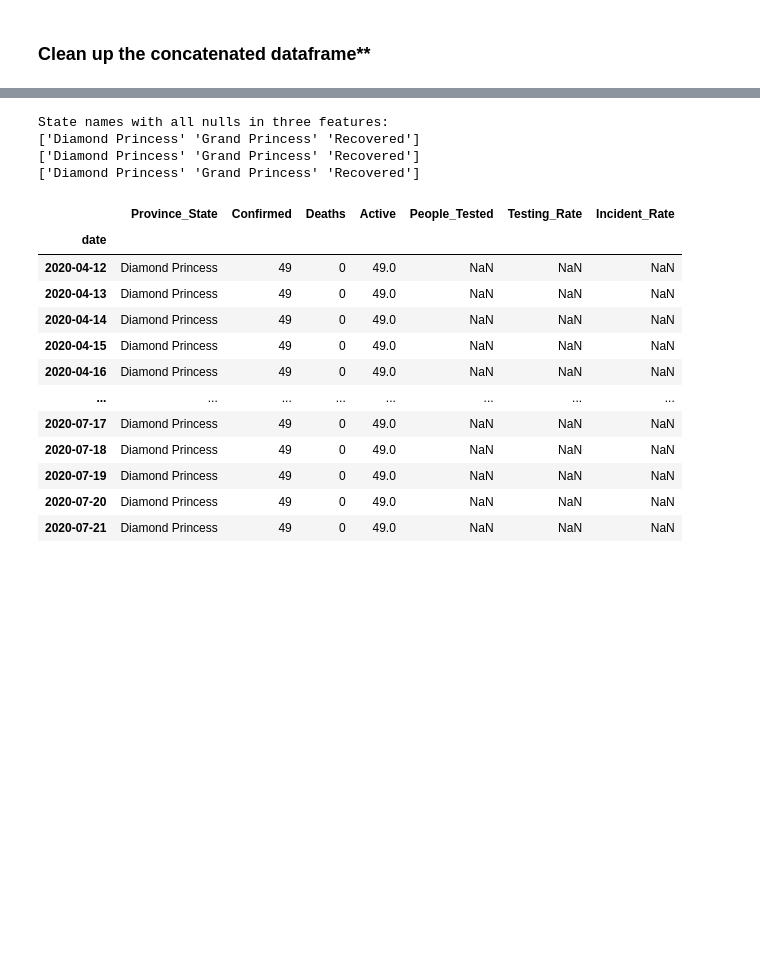
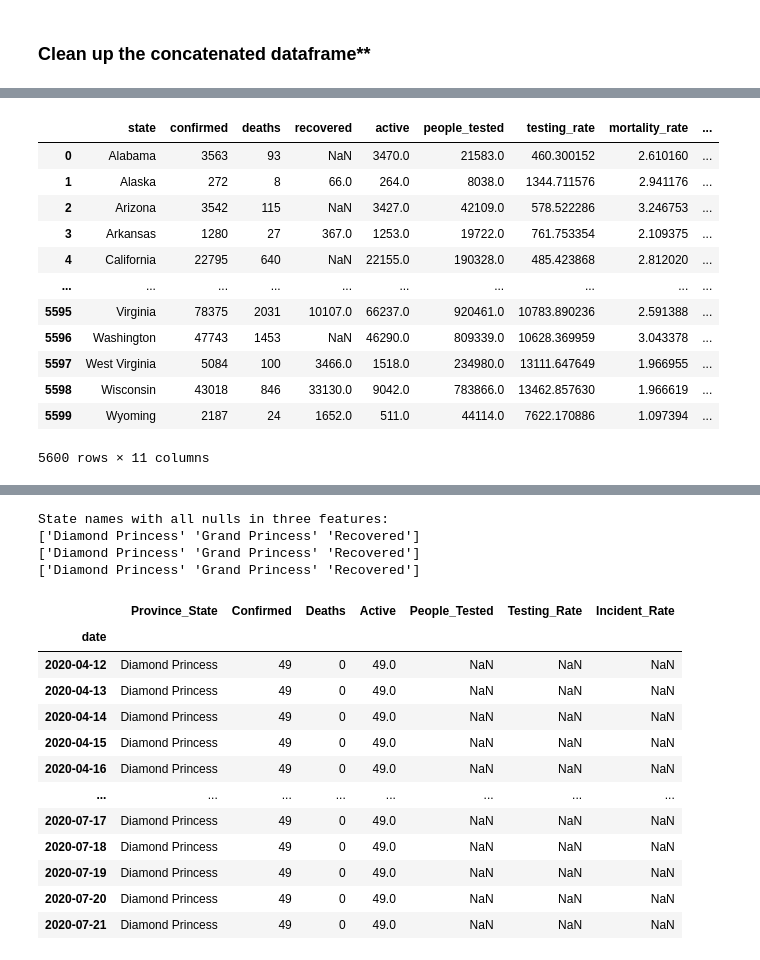
Before and after one commit to jungsNN/covid19-forecast, a Jupyter notebook: rough_draft_2.ipynb, the cells around one changed output, grey strips where cells are left out. Saved outputs shown, nothing was run; the diff lists cells and outputs as text; code cells hidden in the pictures; blank space fills up the shorter version.

```diff
--- a/rough_draft_2.ipynb
+++ b/rough_draft_2.ipynb
@@ -175,0 +190,4 @@ number of NaNs:  671
+# %%
+# first, change to easily accessible ones
+df_reidx.columns = df_reidx.columns.str.lower()
+df_reidx.rename(columns={'province_state': 'state'}, inplace=True)
@@ -175,0 +199,8 @@ number of NaNs:  671
+# %%
+# drop cruise ships & other not relevant
+df_reidx.state.unique()
+
+filter_df = df_reidx.set_index('state')
+filter_df = filter_df.drop(['Grand Princess', 'Diamond Princess', 'Recovered'], axis=0)
+filter_df.reset_index(inplace=True)
+filter_df.head()
@@ -175,0 +219,21 @@ number of NaNs:  671
+# %%
+# check viability of filling in with 0 in features
+filled_recv = filter_df['recovered'].fillna(0)
+filter_df.drop('active_off', axis=1, inplace=True)
+filter_df['active_off'] = filter_df['confirmed'] - (filter_df['deaths']+filled_recv)
+#filter_df[filter_df['active_off'] != filter_df['active']]
+filter_df
+# %% [output]
+|  | state | confirmed | deaths | recovered | active | people_tested | testing_rate | mortality_rate | ... |
+| 0 | Alabama | 3563 | 93 | NaN | 3470.0 | 21583.0 | 460.300152 | 2.610160 | ... |
+| 1 | Alaska | 272 | 8 | 66.0 | 264.0 | 8038.0 | 1344.711576 | 2.941176 | ... |
+| 2 | Arizona | 3542 | 115 | NaN | 3427.0 | 42109.0 | 578.522286 | 3.246753 | ... |
+| 3 | Arkansas | 1280 | 27 | 367.0 | 1253.0 | 19722.0 | 761.753354 | 2.109375 | ... |
+| 4 | California | 22795 | 640 | NaN | 22155.0 | 190328.0 | 485.423868 | 2.812020 | ... |
+| ... | ... | ... | ... | ... | ... | ... | ... | ... | ... |
+| 5595 | Virginia | 78375 | 2031 | 10107.0 | 66237.0 | 920461.0 | 10783.890236 | 2.591388 | ... |
+| 5596 | Washington | 47743 | 1453 | NaN | 46290.0 | 809339.0 | 10628.369959 | 3.043378 | ... |
+| 5597 | West Virginia | 5084 | 100 | 3466.0 | 1518.0 | 234980.0 | 13111.647649 | 1.966955 | ... |
+| 5598 | Wisconsin | 43018 | 846 | 33130.0 | 9042.0 | 783866.0 | 13462.857630 | 1.966619 | ... |
+| 5599 | Wyoming | 2187 | 24 | 1652.0 | 511.0 | 44114.0 | 7622.170886 | 1.097394 | ... |
+5600 rows × 11 columns
```
Also changed, not shown: parts of 25 cells of this notebook.
